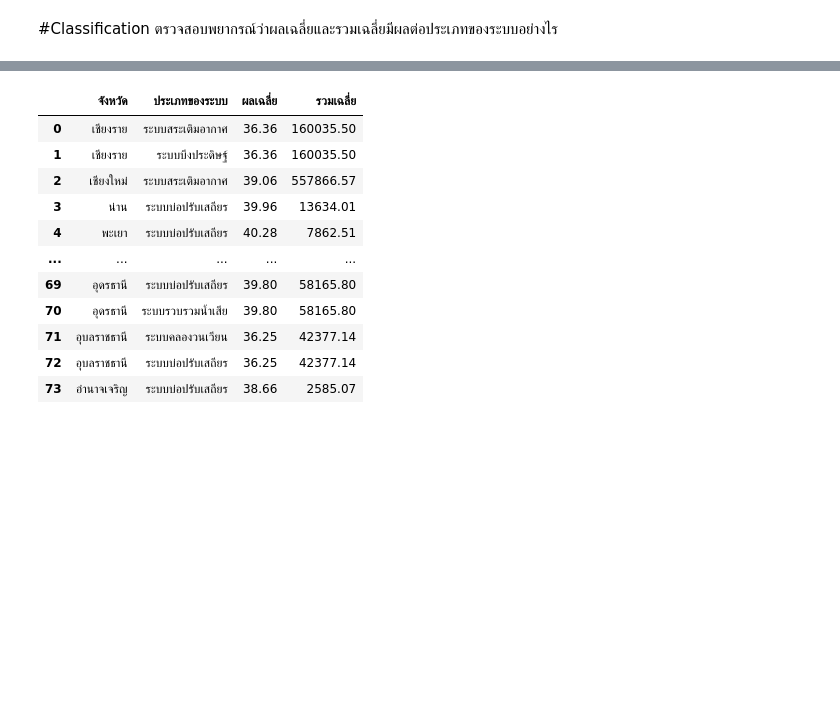
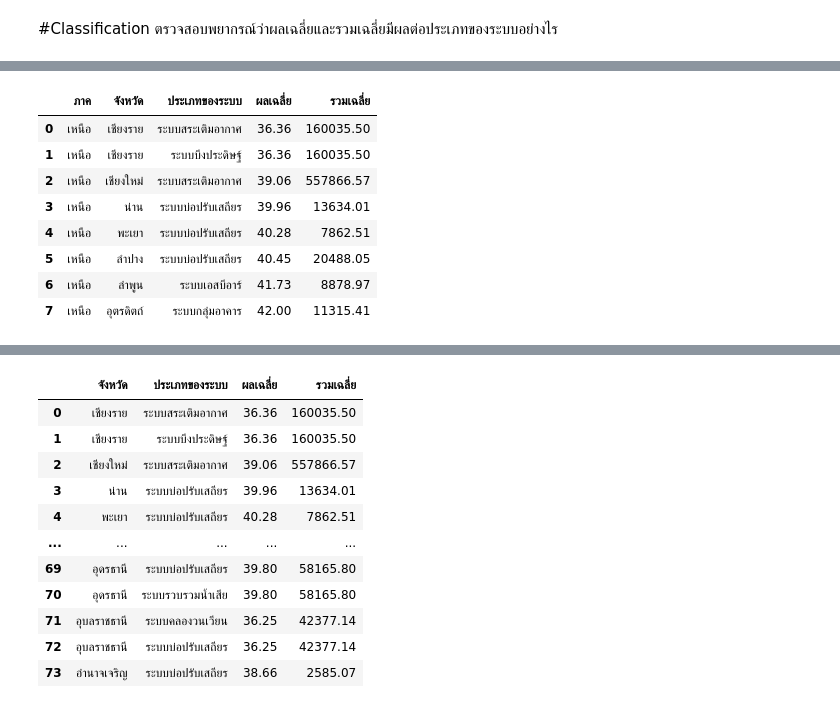
Before and after one commit to chalarm1405/DWDM21_, a Jupyter notebook: Project for Group.ipynb, the cells around one changed output, grey strips where cells are left out. Cells and saved outputs as stored; diff of their text form; code cells hidden in the pictures; blank space fills up the shorter version.

```diff
--- a/Project for Group.ipynb
+++ b/Project for Group.ipynb
@@ -565,0 +577,13 @@ table_3.plot.scatter('จังหวัด','ผลเฉลี่ย', s = 30)
+# %%
+Nortdata = data_1[data_1['ภาค']=='เหนือ']
+Nortdata
+# %% [output]
+|  | ภาค | จังหวัด | ประเภทของระบบ | ผลเฉลี่ย | รวมเฉลี่ย |
+| 0 | เหนือ | เชียงราย | ระบบสระเติมอากาศ | 36.36 | 160035.50 |
+| 1 | เหนือ | เชียงราย | ระบบบึงประดิษฐ์ | 36.36 | 160035.50 |
+| 2 | เหนือ | เชียงใหม่ | ระบบสระเติมอากาศ | 39.06 | 557866.57 |
+| 3 | เหนือ | น่าน | ระบบบ่อปรับเสถียร | 39.96 | 13634.01 |
+| 4 | เหนือ | พะเยา | ระบบบ่อปรับเสถียร | 40.28 | 7862.51 |
+| 5 | เหนือ | ลำปาง | ระบบบ่อปรับเสถียร | 40.45 | 20488.05 |
+| 6 | เหนือ | ลำพูน | ระบบเอสบีอาร์ | 41.73 | 8878.97 |
+| 7 | เหนือ | อุตรดิตถ์ | ระบบกลุ่มอาคาร | 42.00 | 11315.41 |
```
Also changed, not shown: parts of 17 cells of this notebook.
